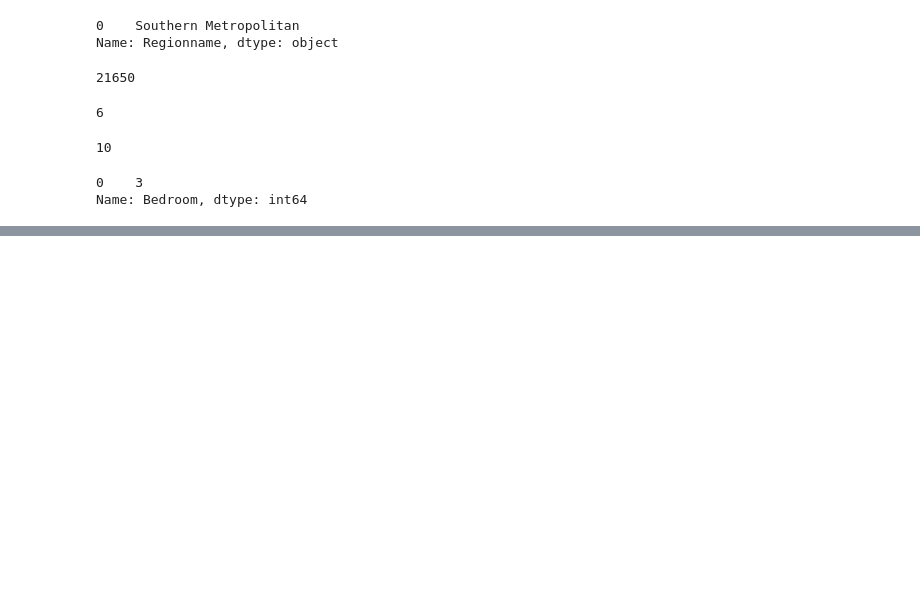
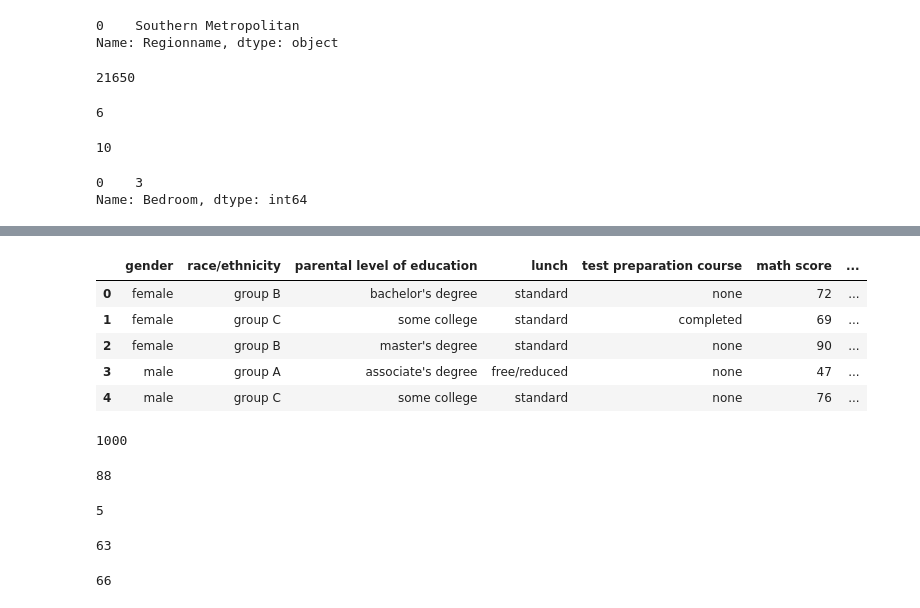
Before and after one commit to thetitorenko/sf_dspr_code, a Jupyter notebook: 01-block/03-python_10/03-python_10.ipynb, the cells around one changed output, grey strips where cells are left out. Cells and saved outputs as stored; diff of their text form; code cells hidden in the pictures; blank space fills up the shorter version.

```diff
--- a/01-block/03-python_10/03-python_10.ipynb
+++ b/01-block/03-python_10/03-python_10.ipynb
@@ -632,0 +732,3 @@ Name: Bedroom, dtype: int64
+# %%
+student_data = pd.read_csv('data/students_performance.csv')
+student_data.info()
@@ -632,0 +751,44 @@ Name: Bedroom, dtype: int64
+# %%
+student_data.head()
+# %% [output]
+|  | gender | race/ethnicity | parental level of education | lunch | test preparation course | math score | ... |
+| 0 | female | group B | bachelor's degree | standard | none | 72 | ... |
+| 1 | female | group C | some college | standard | completed | 69 | ... |
+| 2 | female | group B | master's degree | standard | none | 90 | ... |
+| 3 | male | group A | associate's degree | free/reduced | none | 47 | ... |
+| 4 | male | group C | some college | standard | none | 76 | ... |
+# %%
+# Задание 9.1
+
+# Количество записей
+student_data.shape[0]
+# %% [output]
+1000
+# %%
+# Задание 9.2
+
+# Балл по письму у студента под индексом 155
+student_data.loc[155, 'writing score']
+# %% [output]
+88
+# %%
+# Задание 9.4
+
+# Сколько столбцов имеет тип данных object
+(student_data.dtypes == 'object').sum()
+# %% [output]
+5
+# %%
+# Задание 9.5
+
+# Какой объём памяти (в килобайтах) занимает таблица
+round(student_data.memory_usage().sum() / 1024)
+# %% [output]
+63
+# %%
+# Задание 9.6
+
+# Средний балл по математике
+round(student_data['math score'].mean())
+# %% [output]
+66
```
Also changed, not shown: parts of 22 cells of this notebook, 1 other file.
